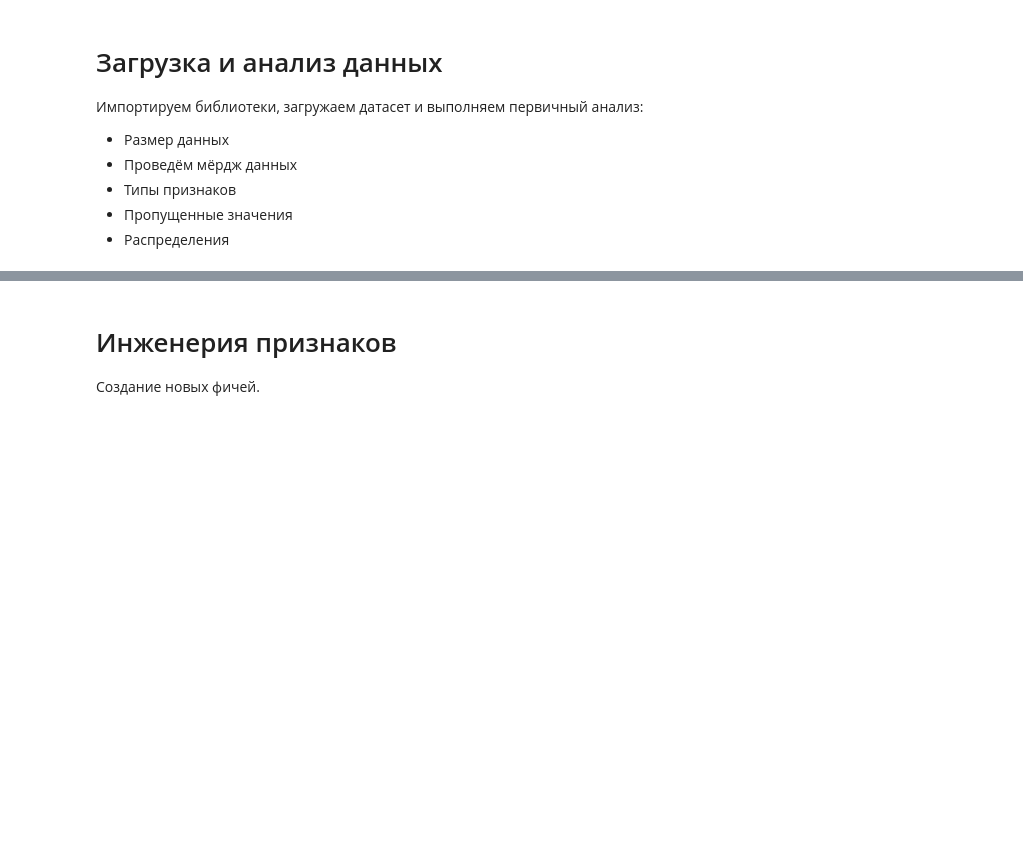
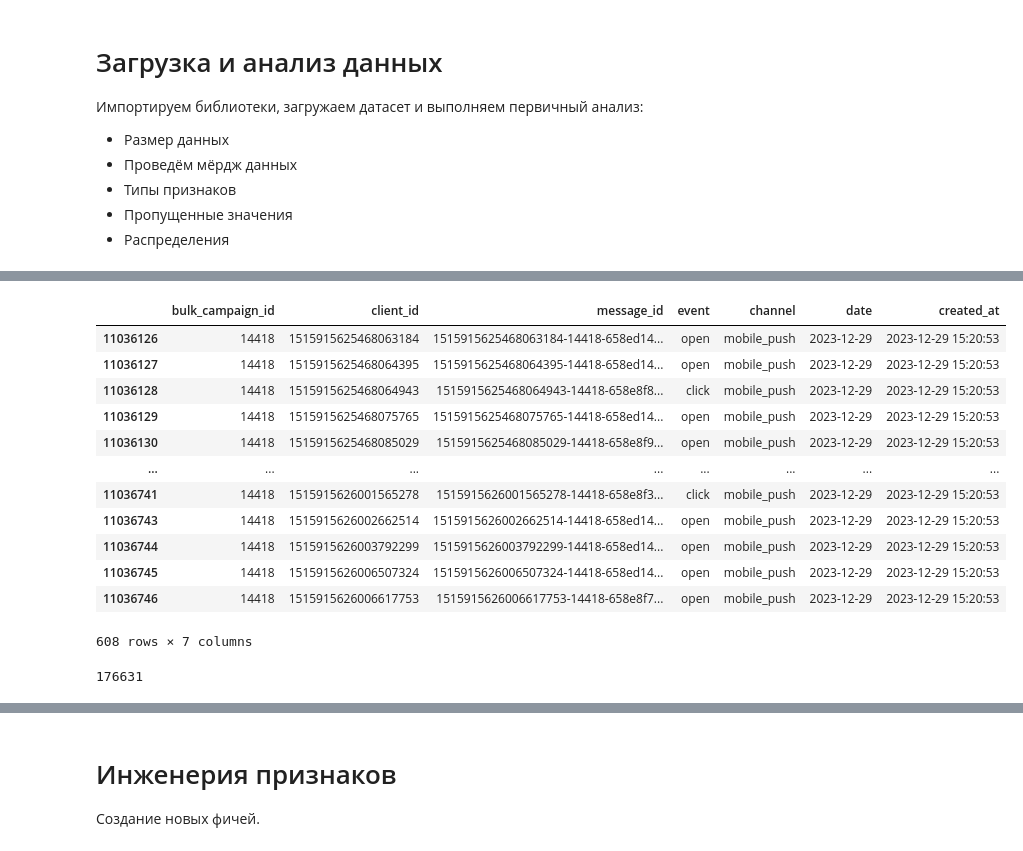
Before and after one commit to upv/Marketing, a Jupyter notebook: Marketing.ipynb, the cells around one changed output, grey strips where cells are left out. Saved outputs shown, nothing was run; the diff lists cells and outputs as text; code cells hidden in the pictures; blank space fills up the shorter version.

```diff
--- a/Marketing.ipynb
+++ b/Marketing.ipynb
@@ -84,0 +223,20 @@ class DataAnalyzer:
+# %%
+messages[messages['created_at'] == '2023-12-29 15:20:53']
+# %% [output]
+|  | bulk_campaign_id | client_id | message_id | event | channel | date | created_at |
+| 11036126 | 14418 | 1515915625468063184 | 1515915625468063184-14418-658ed14... | open | mobile_push | 2023-12-29 | 2023-12-29 15:20:53 |
+| 11036127 | 14418 | 1515915625468064395 | 1515915625468064395-14418-658ed14... | open | mobile_push | 2023-12-29 | 2023-12-29 15:20:53 |
+| 11036128 | 14418 | 1515915625468064943 | 1515915625468064943-14418-658e8f8... | click | mobile_push | 2023-12-29 | 2023-12-29 15:20:53 |
+| 11036129 | 14418 | 1515915625468075765 | 1515915625468075765-14418-658ed14... | open | mobile_push | 2023-12-29 | 2023-12-29 15:20:53 |
+| 11036130 | 14418 | 1515915625468085029 | 1515915625468085029-14418-658e8f9... | open | mobile_push | 2023-12-29 | 2023-12-29 15:20:53 |
+| ... | ... | ... | ... | ... | ... | ... | ... |
+| 11036741 | 14418 | 1515915626001565278 | 1515915626001565278-14418-658e8f3... | click | mobile_push | 2023-12-29 | 2023-12-29 15:20:53 |
+| 11036743 | 14418 | 1515915626002662514 | 1515915626002662514-14418-658ed14... | open | mobile_push | 2023-12-29 | 2023-12-29 15:20:53 |
+| 11036744 | 14418 | 1515915626003792299 | 1515915626003792299-14418-658ed14... | open | mobile_push | 2023-12-29 | 2023-12-29 15:20:53 |
+| 11036745 | 14418 | 1515915626006507324 | 1515915626006507324-14418-658ed14... | open | mobile_push | 2023-12-29 | 2023-12-29 15:20:53 |
+| 11036746 | 14418 | 1515915626006617753 | 1515915626006617753-14418-658e8f7... | open | mobile_push | 2023-12-29 | 2023-12-29 15:20:53 |
+608 rows × 7 columns
+# %%
+messages.duplicated(subset=['client_id', 'message_id', 'date', 'channel', 'event', 'bulk_campaign_id']).sum()
+# %% [output]
+176631
```
Also changed, not shown: parts of 29 cells of this notebook, 2 other files.
